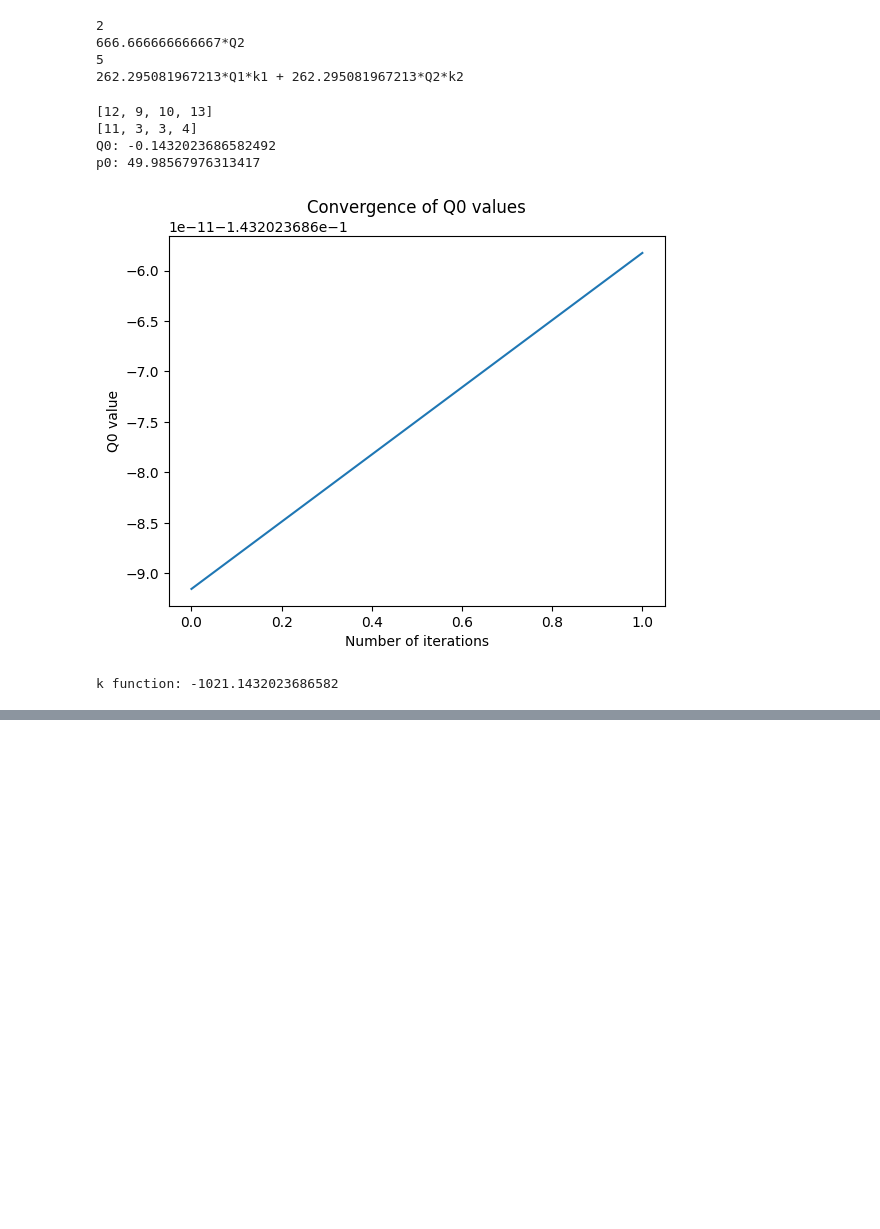
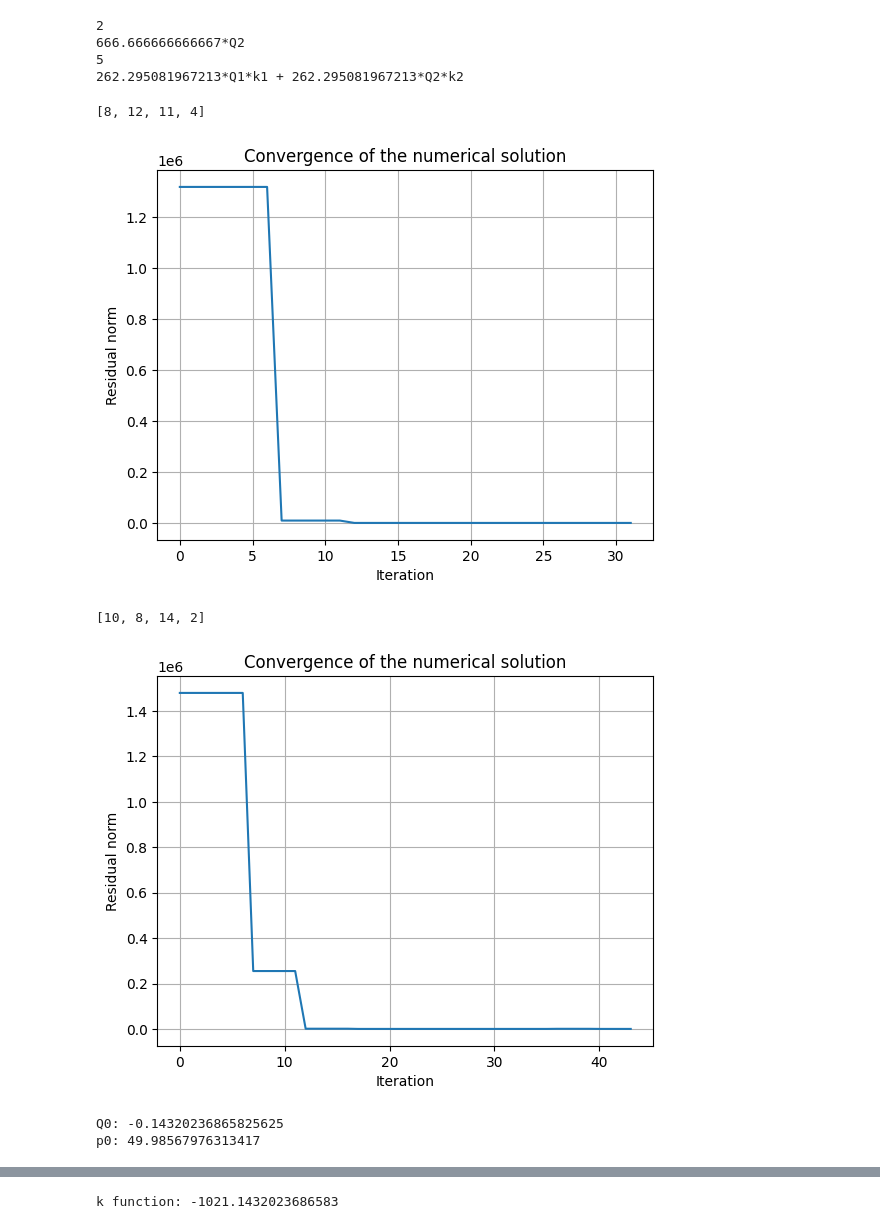
Before and after one commit to SteinVR/NTC_Oil_System, a Jupyter notebook: TestTask.ipynb, the cells around one changed output, grey strips where cells are left out. Drawn from its saved outputs; the diff is of its cells as text; code cells hidden in the pictures; blank space fills up the shorter version.

Commit message:
Convergence graph

```diff
--- a/TestTask.ipynb
+++ b/TestTask.ipynb
@@ -539,6 +539,8 @@ from scipy.optimize import least_squares
 def find_Q_drain_2(drain, p0, pipes_from_wells_to_drain):
 
     flow_rate_origin = symbols(['Q{}'.format(i+1) for i in range(len(wells))])
+    residual_history = []
+
     def residual(vars, *params):
         p0 = drain[0].p_0
         Q_well = find_Q_well(p0, pipes_from_wells_to_drain)
@@ -566,7 +568,13 @@ def find_Q_drain_2(drain, p0, pipes_from_wells_to_drain):
 
             # Evaluate the numerical function with the current variable values
             r[i] = Q_well_num(*vars)
+
+
+        residual_norm = np.linalg.norm(r)
+        residual_history.append(residual_norm)
+
         return r
+
 
     # initial_guess = np.ones(len(flow_rate_origin) + len(k_list))  # Initial guess_1 for Q1, Q2, k1, k2
     # initial_guess = np.zeros(len(flow_rate_origin) + len(k_list))  # Initial guess_2 for Q1, Q2, k1, k2
@@ -586,7 +594,7 @@ def find_Q_drain_2(drain, p0, pipes_from_wells_to_drain):
     # Finding a new p0
     p0 = (Q0-const)/alpha
 
-    return Q_values, k_values, Q0, p0
+    return Q_values, k_values, Q0, p0, residual_history
 
 # print(f'Q_values: {Q_values}')
 # print(f'k_values: {k_values}')
@@ -684,39 +692,53 @@ max_iterations = 10
 i = 0
 while i < max_iterations:
     # Q0, p0, Q_well = find_Q_drain(drain, p0, pipes_from_wells_to_drain, flow_rate, k_list)
-    Q_values, k_values, Q0, p0 = find_Q_drain_2(drain, p0, pipes_from_wells_to_drain)
+    Q_values, k_values, Q0, p0, residual_history = find_Q_drain_2(drain, p0, pipes_from_wells_to_drain)
+
+
+    plt.plot(residual_history)
+    plt.xlabel('Iteration')
+    plt.ylabel('Residual norm')
+    plt.title('Convergence of the numerical solution')
+    plt.grid(True)
+    plt.show()
+
     iterations.append(i)
     Q0_values.append(Q0)
     if abs(Q0 - Q0_prev) < eps:
         break
 
     Q0_prev = Q0
 
     i += 1
 
 print("Q0:", Q0)
 print("p0:", p0)
 
 plt.plot(iterations, Q0_values)
 # plt.semilogy()
 plt.xlabel('Number of iterations')
 plt.ylabel('Q0 value')
 plt.title('Convergence of Q0 values')
 plt.show()
 
+# Plot the residual history
+# plt.plot(residual_history)
+# plt.xlabel("Iteration")
+# plt.ylabel("Sum of squared residuals")
+# plt.title("Convergence of the numerical method")
+# plt.show()
 
 # Нахождение целевой функции
 def find_k(edges):
     k = Q0 - sum(edge.length * edge.diameter/edge.roughness for edge in edges)
     return k
 
 k = find_k(edges)
 print("k function:", k)
-Test33
 # %% [output]
-[12, 9, 10, 13]
-[11, 3, 3, 4]
-Q0: -0.1432023686582492
-p0: 49.98567976313417
+[8, 12, 11, 4]
-[figure, old version]
+[figure, new version]
-k function: -1021.1432023686582
+[10, 8, 14, 2]
+[figure, added]
+Q0: -0.14320236865825625
+p0: 49.98567976313417
@@ -722,0 +746 @@ k function: -1021.1432023686582
+k function: -1021.1432023686583
```
Also changed, not shown: parts of 1 cell of this notebook.
